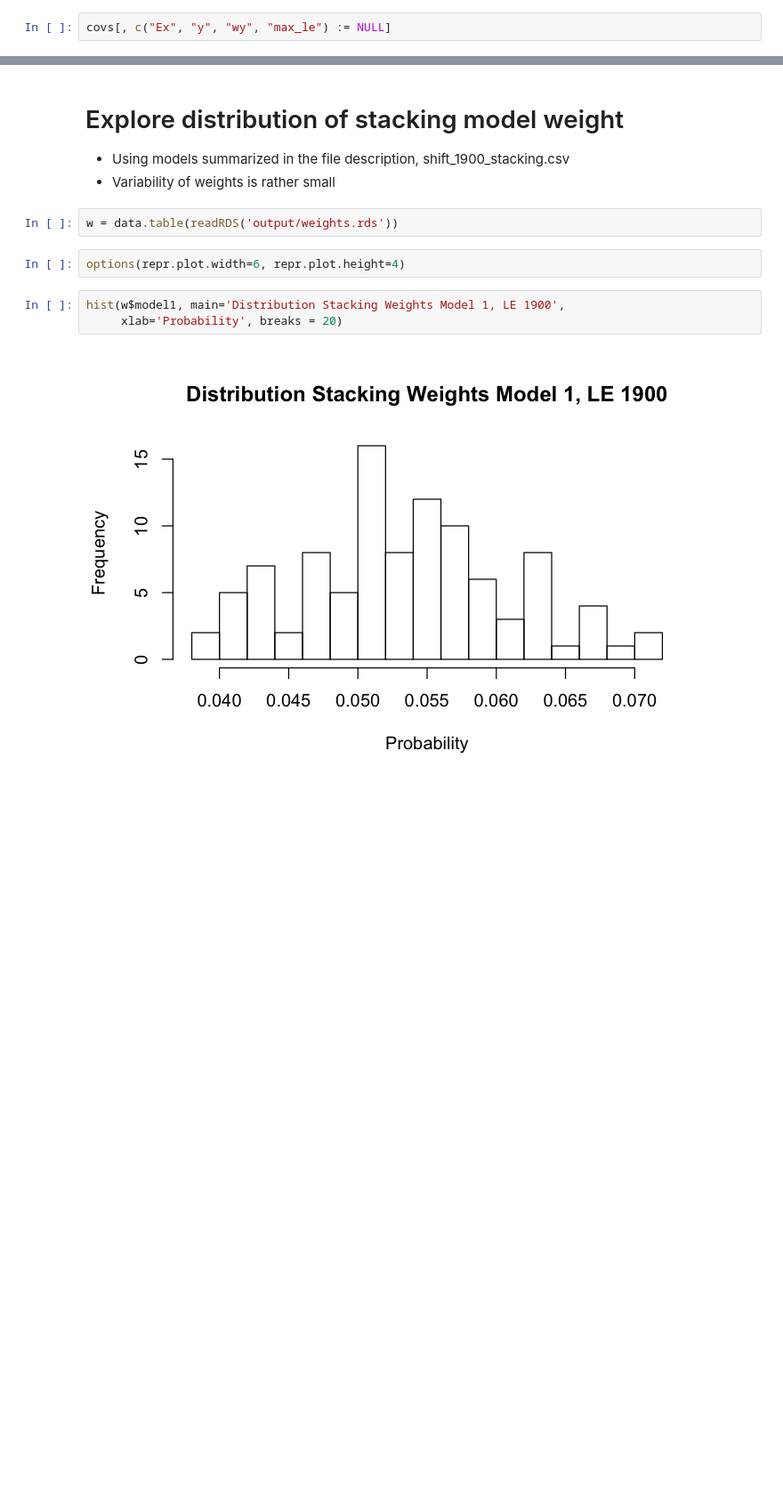
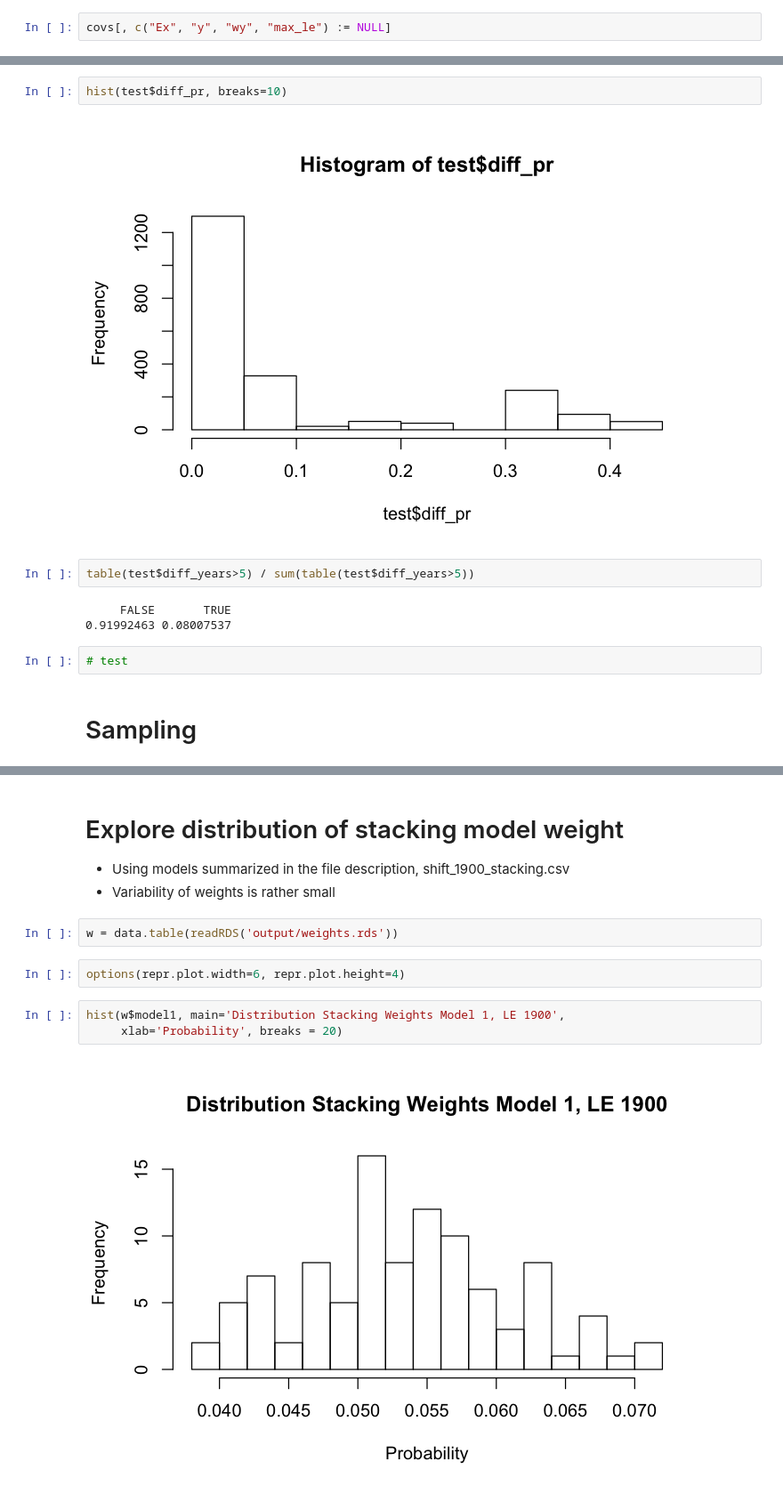
Before and after one commit to sdaza/lambda, a Jupyter notebook: notebooks/le_bootstrap.ipynb, the cells around one changed output, grey strips where cells are left out. Shown: that part at 89% size. Saved outputs shown, nothing was run; the diff lists cells and outputs as text; blank space fills up the shorter version.

```diff
--- a/notebooks/le_bootstrap.ipynb
+++ b/notebooks/le_bootstrap.ipynb
@@ -48,0 +71,13 @@ samples = merge(samples, covs, on=c('ctry','year'))
+# %%
+hist(test$diff_pr, breaks=10)
+# %% [output]
+[figure, added]
+# %%
+table(test$diff_years>5) / sum(table(test$diff_years>5))
+# %% [output]
+     FALSE       TRUE
+0.91992463 0.08007537
+# %%
+# test
+# %% [markdown]
+# Sampling
```
Also changed, not shown: parts of 21 cells of this notebook, 3 other files.
